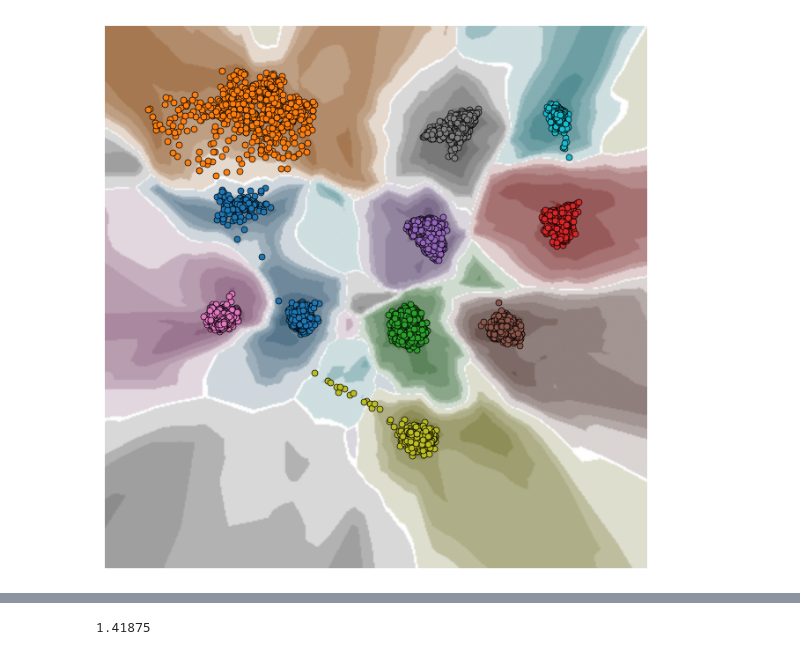
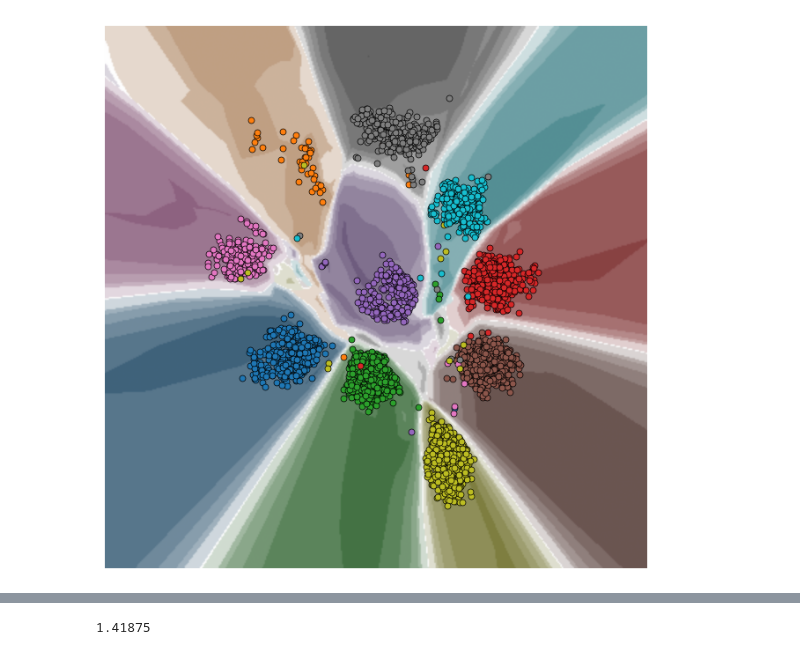
Before and after one commit to code-philia/Trustvis, a Jupyter notebook: freeze_decoder.ipynb, the cells around one changed output, grey strips where cells are left out. Drawn from its saved outputs; the diff is of its cells as text; code cells hidden in the pictures.

```diff
--- a/freeze_decoder.ipynb
+++ b/freeze_decoder.ipynb
@@ -51,10 +51,7 @@ parent_path = os.path.dirname(current_path)
 new_path = os.path.join(parent_path, 'training_dynamic')
 
 
-
-
-
-CONTENT_PATH = '/home/yifan/dataset/case_study_mnist_backdoor'
+CONTENT_PATH = '/home/yifan/0ExpMinist/Default/02'
 sys.path.append(CONTENT_PATH)
 with open(os.path.join(CONTENT_PATH, "config.json"), "r") as f:
     config = json.load(f)
@@ -68,8 +65,8 @@ EPOCH_START = config["EPOCH_START"]
 EPOCH_END = config["EPOCH_END"]
 EPOCH_PERIOD = config["EPOCH_PERIOD"]
 
-EPOCH_START = 42
-EPOCH_END = 42
+EPOCH_START = 1
+EPOCH_END = 1
 epoch = EPOCH_START
 # EPOCH_START = 1
 # EPOCH_END = 50
@@ -92,7 +89,7 @@ S_N_EPOCHS = VISUALIZATION_PARAMETER["S_N_EPOCHS"]
 N_NEIGHBORS = VISUALIZATION_PARAMETER["N_NEIGHBORS"]
 PATIENT = VISUALIZATION_PARAMETER["PATIENT"]
 MAX_EPOCH = VISUALIZATION_PARAMETER["MAX_EPOCH"]
-VIS_MODEL_NAME = 'trustvis_tempo' ### saved_as VIS_MODEL_NAME.pth
+VIS_MODEL_NAME = 'trustvis_tempo_fine_tune_conf' ### saved_as VIS_MODEL_NAME.pth
 # Define hyperparameters
 GPU_ID = 0
 DEVICE = torch.device("cuda:{}".format(GPU_ID) if torch.cuda.is_available() else "cpu")
@@ -150,20 +142,14 @@ inv_sort_preds = np.sort(inv_pred, axis=1)
 inv_diff = (inv_sort_preds[:, -1] - inv_sort_preds[:, -2]) / (inv_sort_preds[:, -1] - inv_sort_preds[:, 0])
 conf_error = []
 for i in range(len(diff)):
-    if abs(diff[i] - inv_diff[i]) > 0.1:
+    if abs(diff[i] - inv_diff[i]) > 0.2:
         conf_error.append(i)
 print("conf_error number:", len(conf_error))
 # from singleVis.eval.evaluate import *
 # val = evaluate_proj_nn_perseverance_knn(train_data, emb, n_neighbors=15, metric="euclidean")
 from singleVis.visualizer import visualizer
-now = time.strftime("%Y-%m-%d-%H_%M_%S", time.localtime(time.time()))
-k=0
-inv_pred_Res = inv_pred.argmax(axis=1)
-for i in range(len(inv_pred_Res)):
-    if inv_pred_Res[i] != new_pred_Res[i]:
-        k=k+1
-print("vis_error",k)
-vis = visualizer(data_provider, projector, 400, "tab10")
+print("conf_error number:", len(conf_error))
+
 vis.savefig_custom(epoch, path=os.path.join(save_dir, "{}_{}_{}_{}.png".format(DATASET, epoch, VIS_METHOD,now)),
             pred=new_pred_Res[conf_error],
             train_labels=new_pred_Res[conf_error],
@@ -180,2 +166,2 @@ Successfully load the DVI visualization model for iteration 42
 grid_samples (160000, 512)
-[figure, old version]
+[figure, new version]
```
Also changed, not shown: parts of 13 cells of this notebook, 3 other files.
